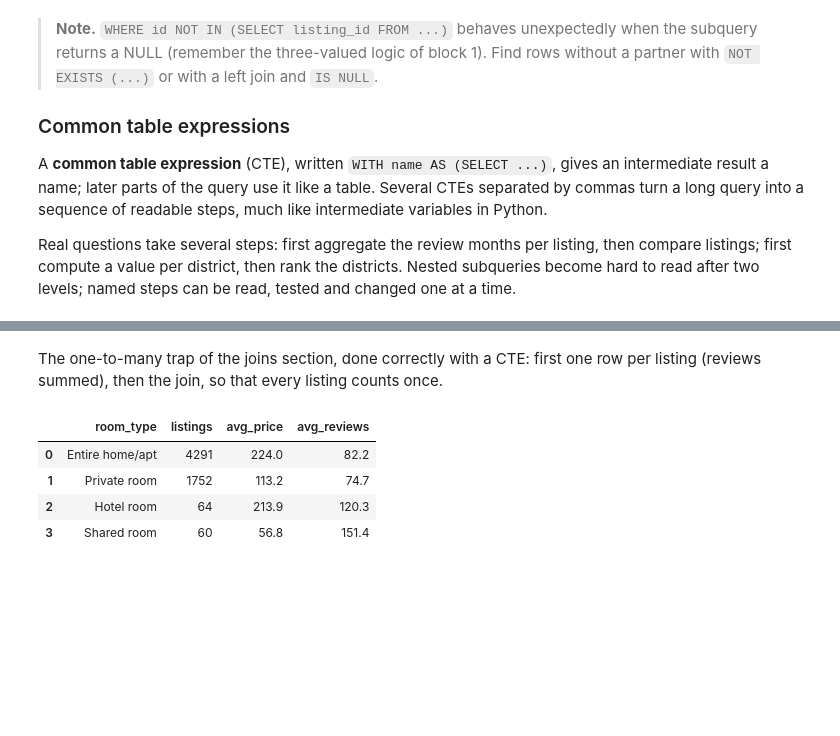
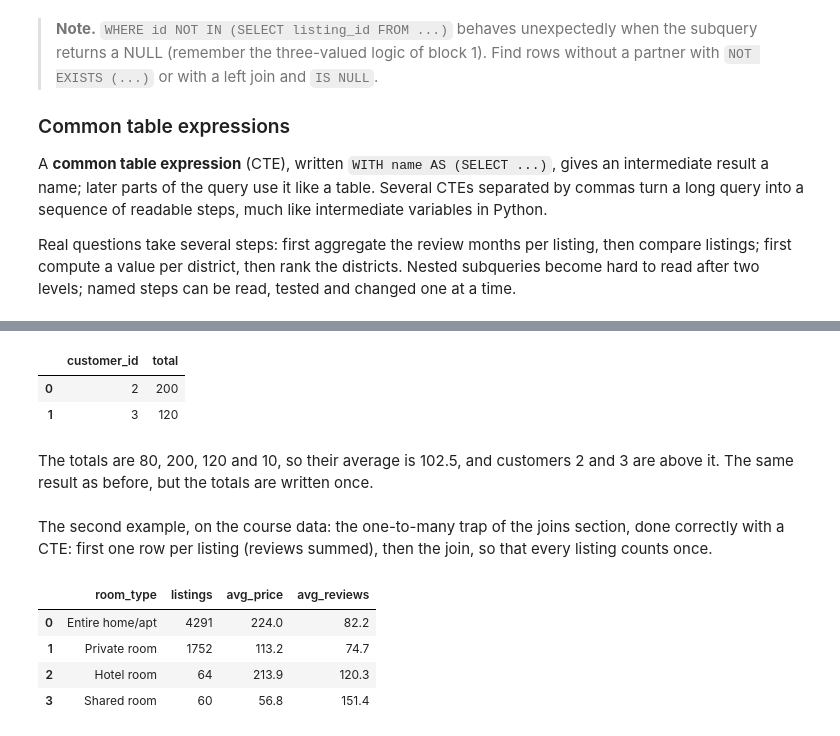
Before and after one commit to khoadaniel/statistical-programming-mpmd-htw-ws-2026, a Jupyter notebook: sessions/03-sql/workbooks/02-lecture-aggregation-joins-and-sql-from-python.ipynb, the cells around one changed output, grey strips where cells are left out. Saved outputs shown, nothing was run; the diff lists cells and outputs as text; code cells hidden in the pictures; blank space fills up the shorter version.

```diff
--- a/sessions/03-sql/workbooks/02-lecture-aggregation-joins-and-sql-from-python.ipynb
+++ b/sessions/03-sql/workbooks/02-lecture-aggregation-joins-and-sql-from-python.ipynb
@@ -574,5 +619,23 @@ Real questions take several steps: first aggregate the review months per listing
+# %%
+q("""
+WITH customer_totals AS (
+    SELECT customer_id, SUM(amount) AS total
+    FROM block2.orders
+    GROUP BY customer_id
+)
+SELECT customer_id, total
+FROM customer_totals
+WHERE total > (SELECT AVG(total) FROM customer_totals)
+ORDER BY customer_id
+""")
+# %% [output]
+|  | customer_id | total |
+| 0 | 2 | 200 |
+| 1 | 3 | 120 |
+# %% [markdown]
+The totals are 80, 200, 120 and 10, so their average is 102.5, and customers 2 and 3 are above it. The same result as before, but the totals are written once.
 # %% [markdown]
-The one-to-many trap of the joins section, done correctly with a CTE: first one row per listing (reviews summed), then the join, so that every listing counts once.
+The second example, on the course data: the one-to-many trap of the joins section, done correctly with a CTE: first one row per listing (reviews summed), then the join, so that every listing counts once.
 # %%
 q("""
 WITH per_listing AS (                       -- step 1: one row per listing
```
Also changed, not shown: parts of 5 cells of this notebook, 1 other file.
